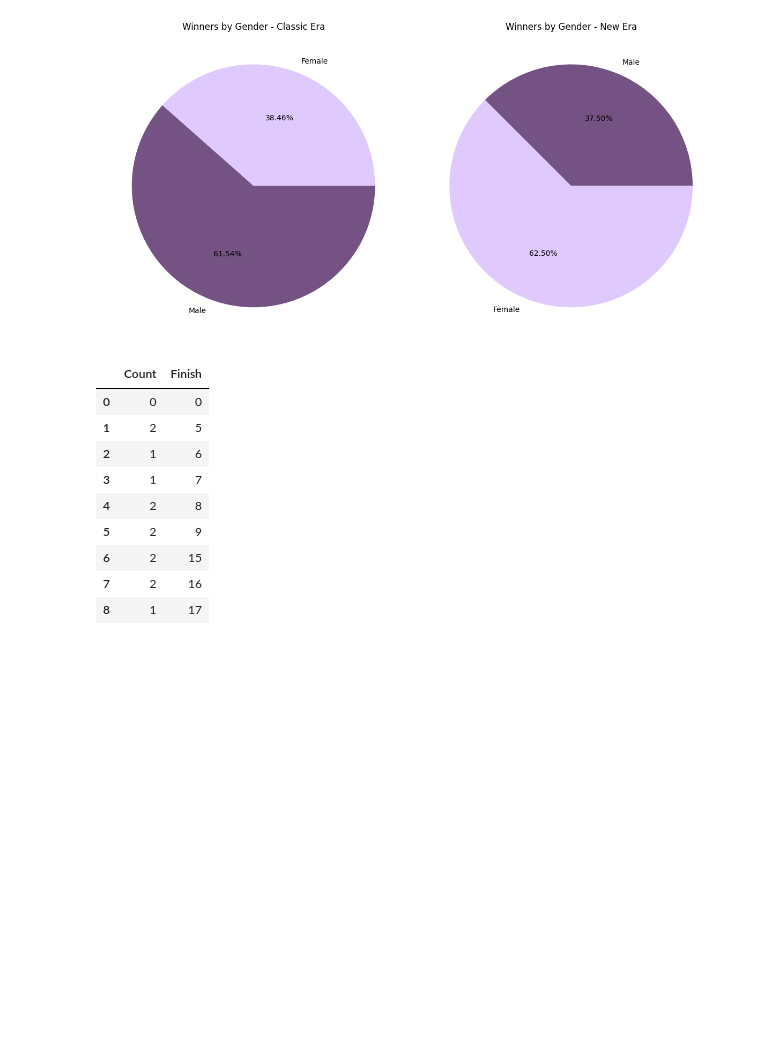
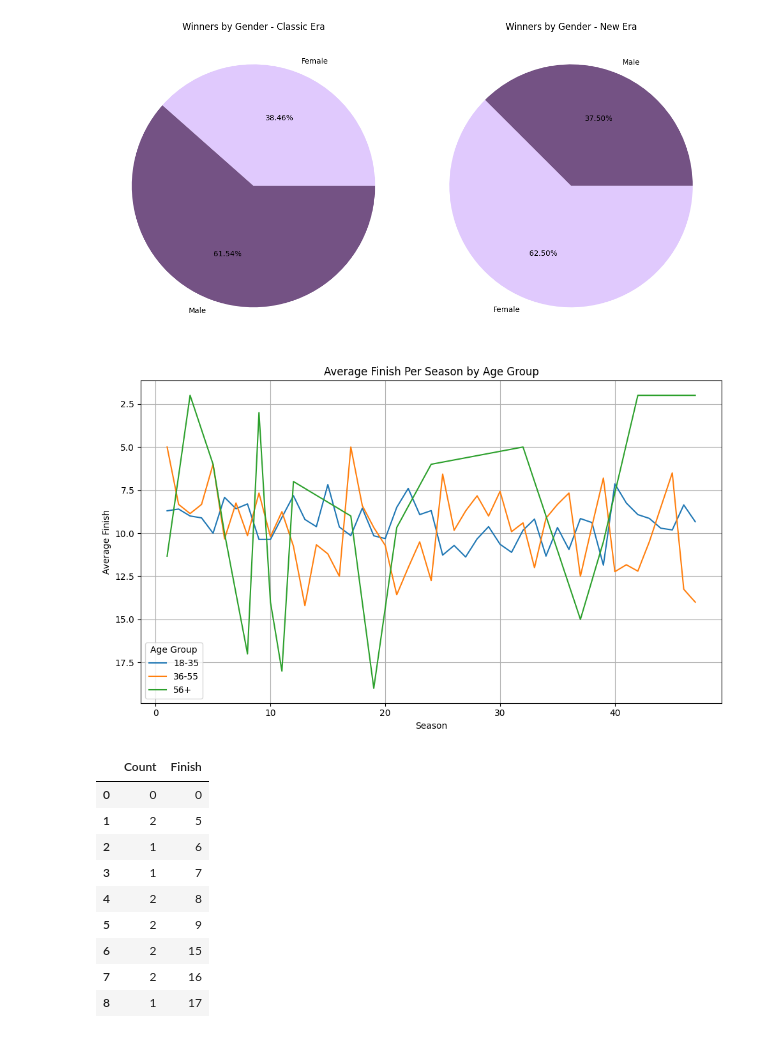
Before and after one commit to jubilbee/Survivor_EDA, a Jupyter notebook: Survivor_EDA.ipynb, the cells around one changed output. Saved outputs shown, nothing was run; the diff lists cells and outputs as text; code cells hidden in the pictures; blank space fills up the shorter version.

Commit message:
Updated relationship diagram, added line chart for avg placement by age to Notebook

```diff
--- a/Survivor_EDA.ipynb
+++ b/Survivor_EDA.ipynb
@@ -672,3 +726,44 @@ plt.show()
+# %%
+# Age ranges can probably be defined using CASE - line chart avg contestant placement by age group per season
+avg_placement_age = '''
+SELECT
+    (CASE
+        WHEN Age BETWEEN 18 AND 35 THEN '18-35'
+        WHEN Age BETWEEN 36 AND 55 THEN '36-55'
+        ELSE '56+'
+    END) as 'Age Group', Season, ROUND(AVG(Finish), 2) as 'Avg. Finish'
+FROM
+    contestants
+WHERE
+    Finish <> 0 AND Season <> 48
+GROUP BY
+    Season, (CASE
+            WHEN Age BETWEEN 18 AND 35 THEN '18-35'
+            WHEN Age BETWEEN 36 AND 55 THEN '36-55'
+            ELSE '56+'
+            END)
+ORDER BY
+    Season, 'Age Group';
+'''
+
+age_placement = sql(avg_placement_age)
+age_placement = age_placement.pivot(index='Season', columns='Age Group', values='Avg. Finish')
+age_placement = age_placement.interpolate(method='linear')
+
+plt.figure(figsize=(10, 6))
+for age_group in age_placement.columns:
+    plt.plot(age_placement.index, age_placement[age_group], label=age_group)
+plt.title('Average Finish Per Season by Age Group')
+plt.xlabel('Season')
+plt.ylabel('Average Finish')
+plt.legend(title='Age Group')
+
+plt.grid(True)
+plt.gca().invert_yaxis()
+plt.tight_layout()
+plt.show()
+# %% [output]
+[figure, added]
 # %%
 # disbaility contestant placement pie charts
 disability_placement = '''
```
Also changed, not shown: parts of 7 cells of this notebook, 2 other files.
